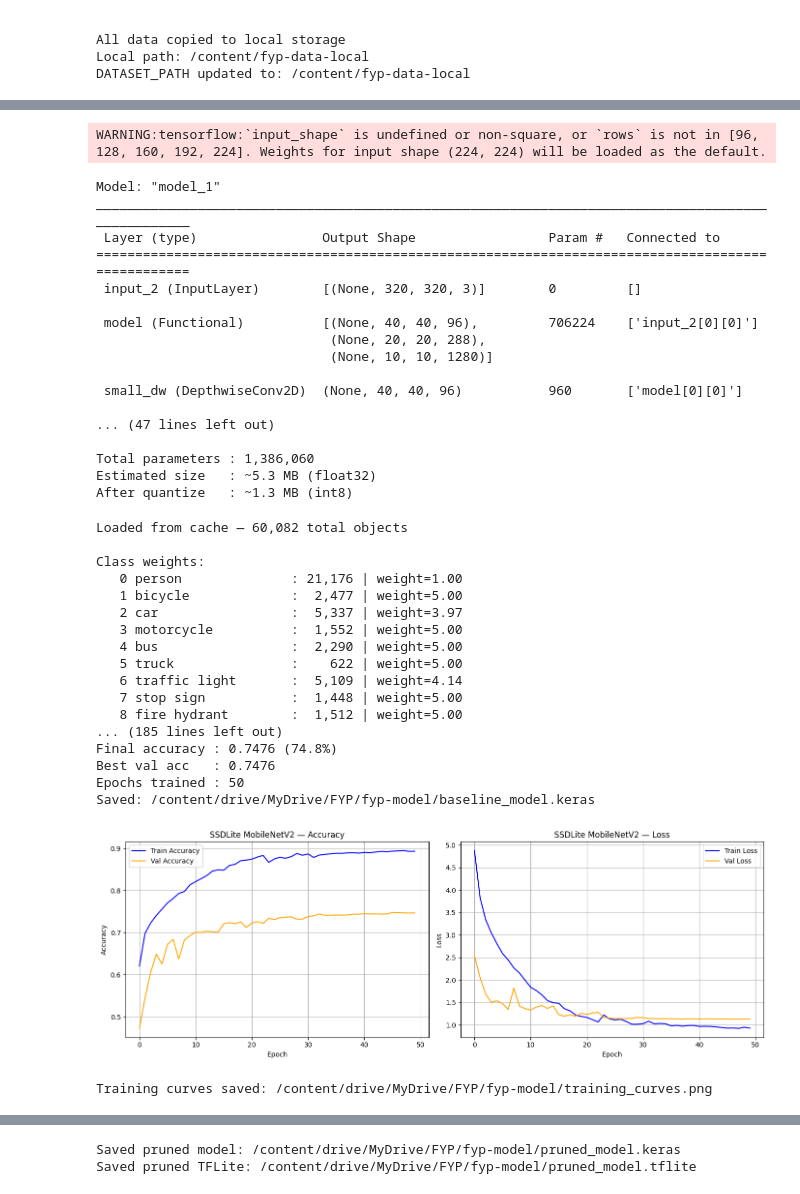
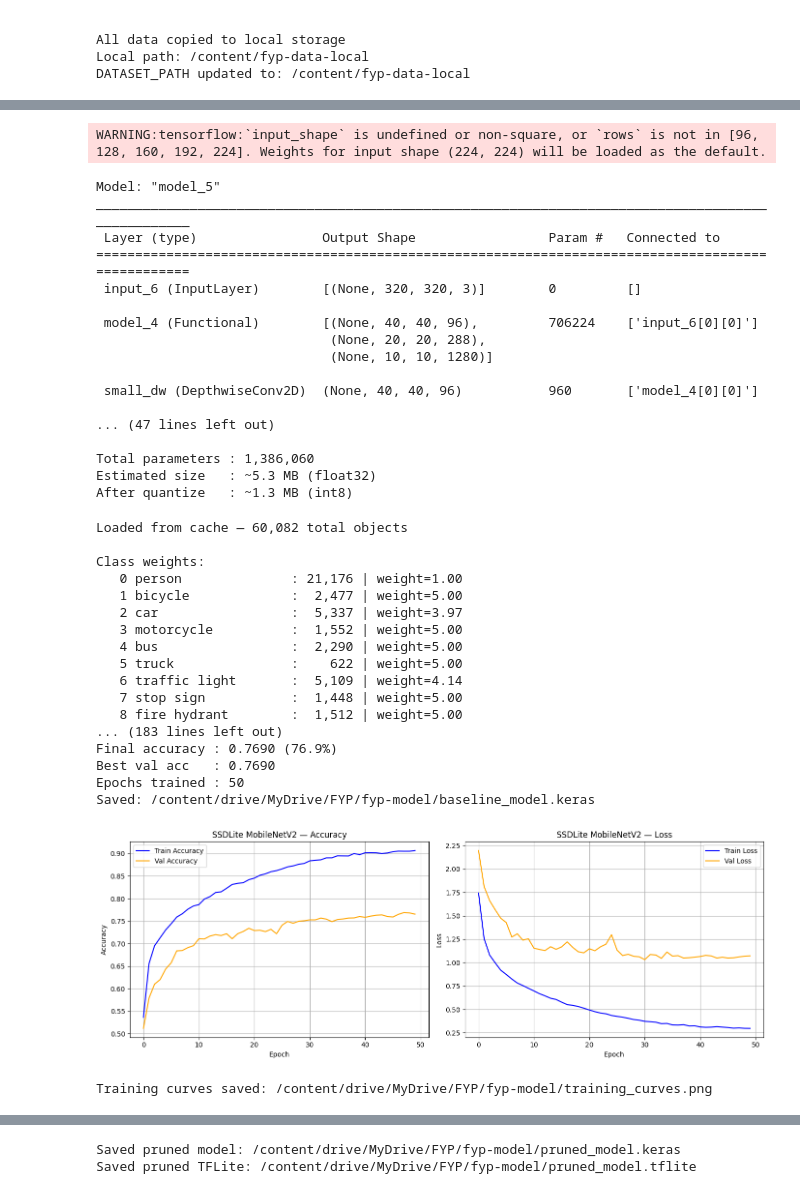
Before and after one commit to amavi-e/A-TinyML-Powered-Wearable-Navigation-Aid-for-the-Visually-Impaired, a Jupyter notebook: visionImpaired_ModelTraining.ipynb, the cells around one changed output, grey strips where cells are left out. Cells and saved outputs as stored; diff of their text form; code cells hidden in the pictures.

Commit message:
updated model training

```diff
--- a/visionImpaired_ModelTraining.ipynb
+++ b/visionImpaired_ModelTraining.ipynb
@@ -314,10 +314,13 @@ def build_ssdlite_mobilenetv2(input_shape=(320, 320, 3), num_classes=28):
     model = keras.Model(inputs=inputs, outputs=outputs)
 
     model.compile(
-        optimizer=keras.optimizers.Adam(learning_rate=0.0001),
-        loss=keras.losses.SparseCategoricalCrossentropy(from_logits=True),
-        metrics=['accuracy']
-    )
+      optimizer=keras.optimizers.Adam(
+          learning_rate=0.0001,
+          clipnorm=1.0
+      ),
+      loss=keras.losses.SparseCategoricalCrossentropy(from_logits=True),
+      metrics=['accuracy']
+  )
 
     model.summary()
 
@@ -335,17 +338,17 @@ model = build_ssdlite_mobilenetv2(
 )
 # %% [output]
 WARNING:tensorflow:`input_shape` is undefined or non-square, or `rows` is not in [96, 128, 160, 192, 224]. Weights for input shape (224, 224) will be loaded as the default.
-Model: "model_1"
+Model: "model_5"
 __________________________________________________________________________________________________
  Layer (type)                Output Shape                 Param #   Connected to
 ==================================================================================================
- input_2 (InputLayer)        [(None, 320, 320, 3)]        0         []
+ input_6 (InputLayer)        [(None, 320, 320, 3)]        0         []
 
- model (Functional)          [(None, 40, 40, 96),         706224    ['input_2[0][0]']
+ model_4 (Functional)        [(None, 40, 40, 96),         706224    ['input_6[0][0]']
                               (None, 20, 20, 288),
                               (None, 10, 10, 1280)]
 
- small_dw (DepthwiseConv2D)  (None, 40, 40, 96)           960       ['model[0][0]']
+ small_dw (DepthwiseConv2D)  (None, 40, 40, 96)           960       ['model_4[0][0]']
 
 ... (47 lines left out)
 
@@ -443,8 +446,7 @@ history1 = model.fit(
     steps_per_epoch=train_steps,
     validation_data=val_ds,
     validation_steps=val_steps,
-    callbacks=callbacks_training,
-    class_weight=class_weight_dict
+    callbacks=callbacks_training
 )
 
 # Load best weights
@@ -491,37 +493,37 @@ axes[0].grid(True)
 axes[1].plot(history1.history['loss'],
              label='Train Loss', color='blue')
 axes[1].plot(history1.history['val_loss'],
              label='Val Loss', color='orange')
 axes[1].set_title('SSDLite MobileNetV2 — Loss')
 axes[1].set_xlabel('Epoch')
 axes[1].set_ylabel('Loss')
 axes[1].legend()
 axes[1].grid(True)
 
 plt.tight_layout()
 curve_path = f'{MODEL_SAVE_PATH}/training_curves.png'
 plt.savefig(curve_path, dpi=150, bbox_inches='tight')
 plt.show()
 print(f"Training curves saved: {curve_path}")
 # %% [output]
 Loaded from cache — 60,082 total objects
 
 Class weights:
    0 person              : 21,176 | weight=1.00
    1 bicycle             :  2,477 | weight=5.00
    2 car                 :  5,337 | weight=3.97
    3 motorcycle          :  1,552 | weight=5.00
    4 bus                 :  2,290 | weight=5.00
    5 truck               :    622 | weight=5.00
    6 traffic light       :  5,109 | weight=4.14
    7 stop sign           :  1,448 | weight=5.00
    8 fire hydrant        :  1,512 | weight=5.00
-... (185 lines left out)
-Final accuracy : 0.7476 (74.8%)
-Best val acc   : 0.7476
+... (183 lines left out)
+Final accuracy : 0.7690 (76.9%)
+Best val acc   : 0.7690
 Epochs trained : 50
 Saved: /content/drive/MyDrive/FYP/fyp-model/baseline_model.keras
-[figure, old version]
+[figure, new version]
 Training curves saved: /content/drive/MyDrive/FYP/fyp-model/training_curves.png
 # %%
 prune_low_magnitude = tfmot.sparsity.keras.prune_low_magnitude
```
Also changed, not shown: parts of 4 cells of this notebook.
